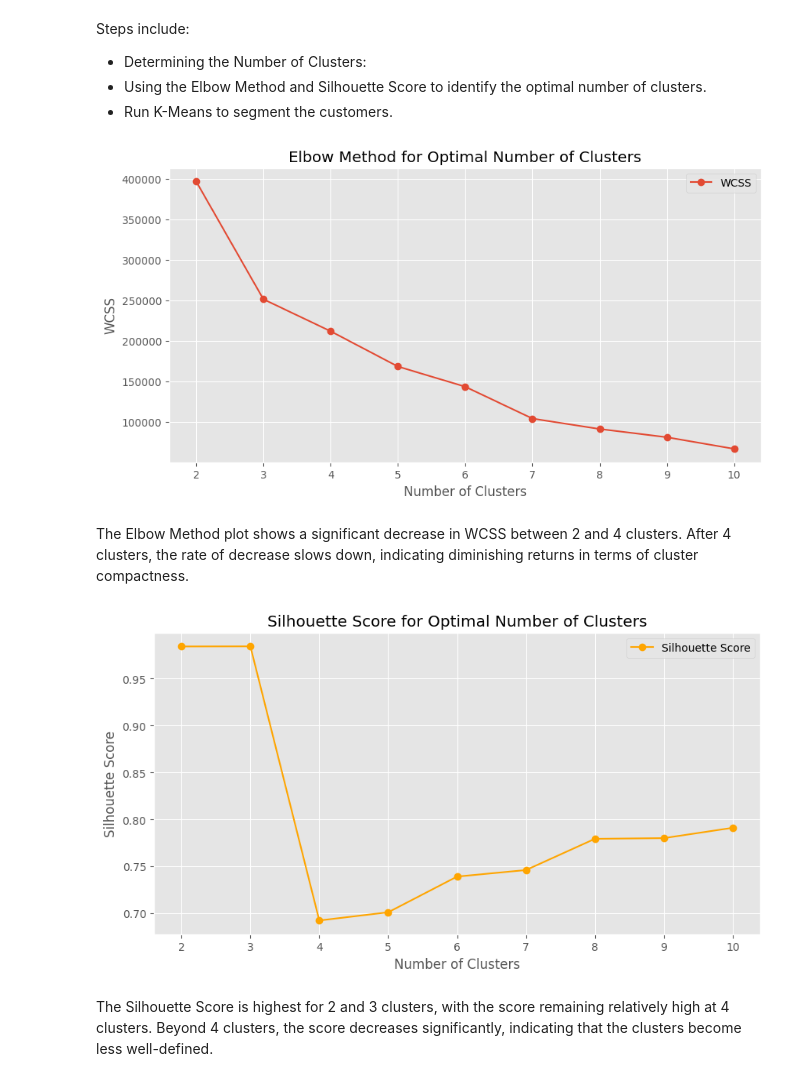
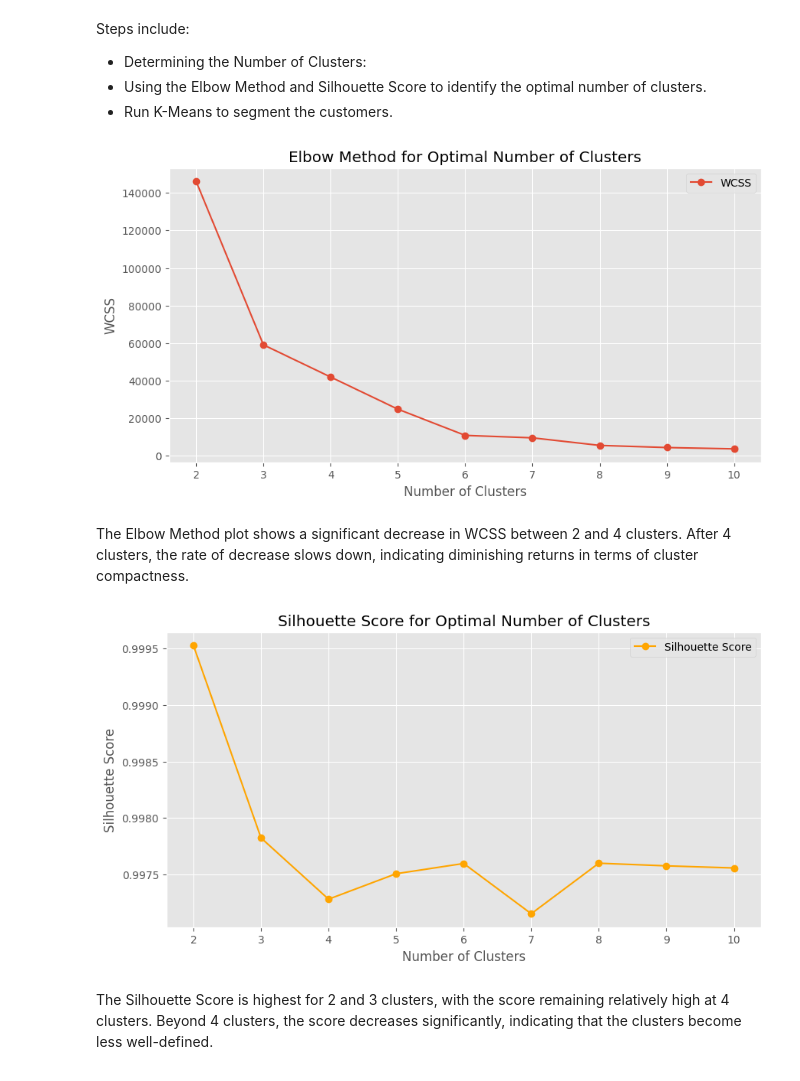
Before and after one commit to mbuvimuia/AdidasSmartRecs, a Jupyter notebook: notebook.ipynb, the cells around one changed output. Saved outputs shown, nothing was run; the diff lists cells and outputs as text; code cells hidden in the pictures.

```diff
--- a/notebook.ipynb
+++ b/notebook.ipynb
@@ -735,0 +732,7 @@ encoded_scaled_features.head()
+# %%
+# Feature Engineering: Create new features
+# 1. Average Order Value
+customer_data['average_order_value'] = customer_data['total_sales_amount'] / customer_data['purchase_frequency']
+
+# Display the updated data with new features
+customer_data.head()
@@ -735,0 +758,23 @@ encoded_scaled_features.head()
+# %%
+from sklearn.decomposition import PCA
+from sklearn.preprocessing import StandardScaler
+
+# Selecting numerical features for PCA
+numerical_features = ['age', 'total_sales_amount', 'sports_category_count', 'engagement_score',
+                      'purchase_frequency', 'recency', 'average_order_value']
+
+# Standardize the features before applying PCA
+scaler = StandardScaler()
+scaled_data = scaler.fit_transform(customer_data[numerical_features])
+
+# Apply PCA
+pca = PCA(n_components=2)
+pca_components = pca.fit_transform(scaled_data)
+
+# Adding the PCA components to the dataset for visualization
+customer_data['PCA1'] = pca_components[:, 0]
+customer_data['PCA2'] = pca_components[:, 1]
+
+# Display the explained variance by the two principal components
+explained_variance = pca.explained_variance_ratio_
+explained_variance
@@ -748,34 +797,34 @@ Steps include:
 # %%
 from sklearn.cluster import KMeans
 from sklearn.metrics import silhouette_score
 import matplotlib.pyplot as plt
 
 # Elbow Method to determine the optimal number of clusters
 wcss = []
 silhouette_scores = []
 
 # Testing KMeans with different cluster sizes
 for i in range(2, 11):
     kmeans = KMeans(n_clusters=i, random_state=42)
-    kmeans.fit(encoded_scaled_features)
+    kmeans.fit(pca_components)
 
     # Calculate WCSS (Within-Cluster Sum of Squares)
     wcss.append(kmeans.inertia_)
 
     # Calculate Silhouette Score
-    score = silhouette_score(encoded_scaled_features, kmeans.labels_)
+    score = silhouette_score(pca_components, kmeans.labels_)
     silhouette_scores.append(score)
 
 # Plot the Elbow Method results
 plt.figure(figsize=(10, 5))
 plt.plot(range(2, 11), wcss, marker='o', label='WCSS')
 plt.title('Elbow Method for Optimal Number of Clusters')
 plt.xlabel('Number of Clusters')
 plt.ylabel('WCSS')
 plt.legend()
 plt.show()
 # %% [output]
-[figure, old version]
+[figure, new version]
 # %% [markdown]
 The Elbow Method plot shows a significant decrease in WCSS between 2 and 4 clusters. After 4 clusters, the rate of decrease slows down, indicating diminishing returns in terms of cluster compactness.
 # %%
@@ -788,7 +837,7 @@ plt.ylabel('Silhouette Score')
 plt.legend()
 plt.show()
 # %% [output]
-[figure, old version]
+[figure, new version]
 # %% [markdown]
 The Silhouette Score is highest for 2 and 3 clusters, with the score remaining relatively high at 4 clusters. Beyond 4 clusters, the score decreases significantly, indicating that the clusters become less well-defined.
 # %% [markdown]
```
Also changed, not shown: parts of 32 cells of this notebook.
